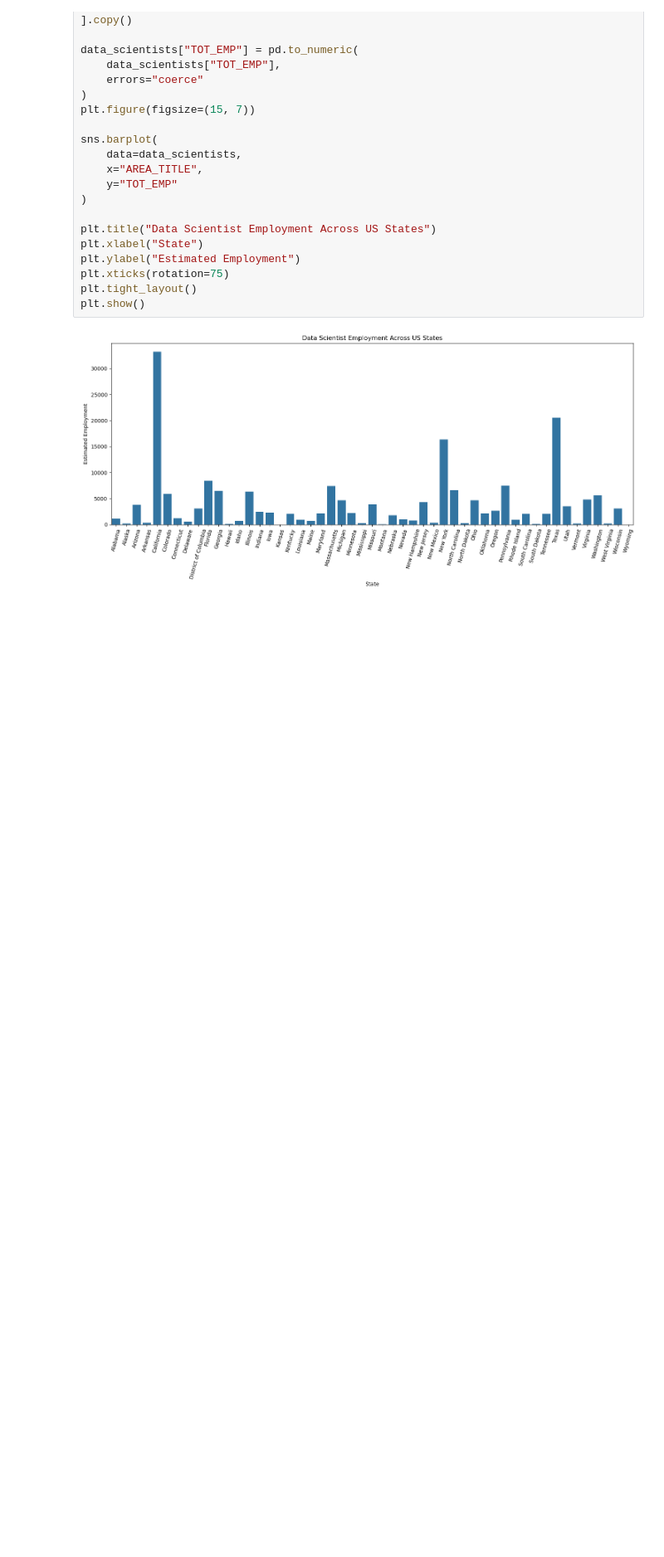
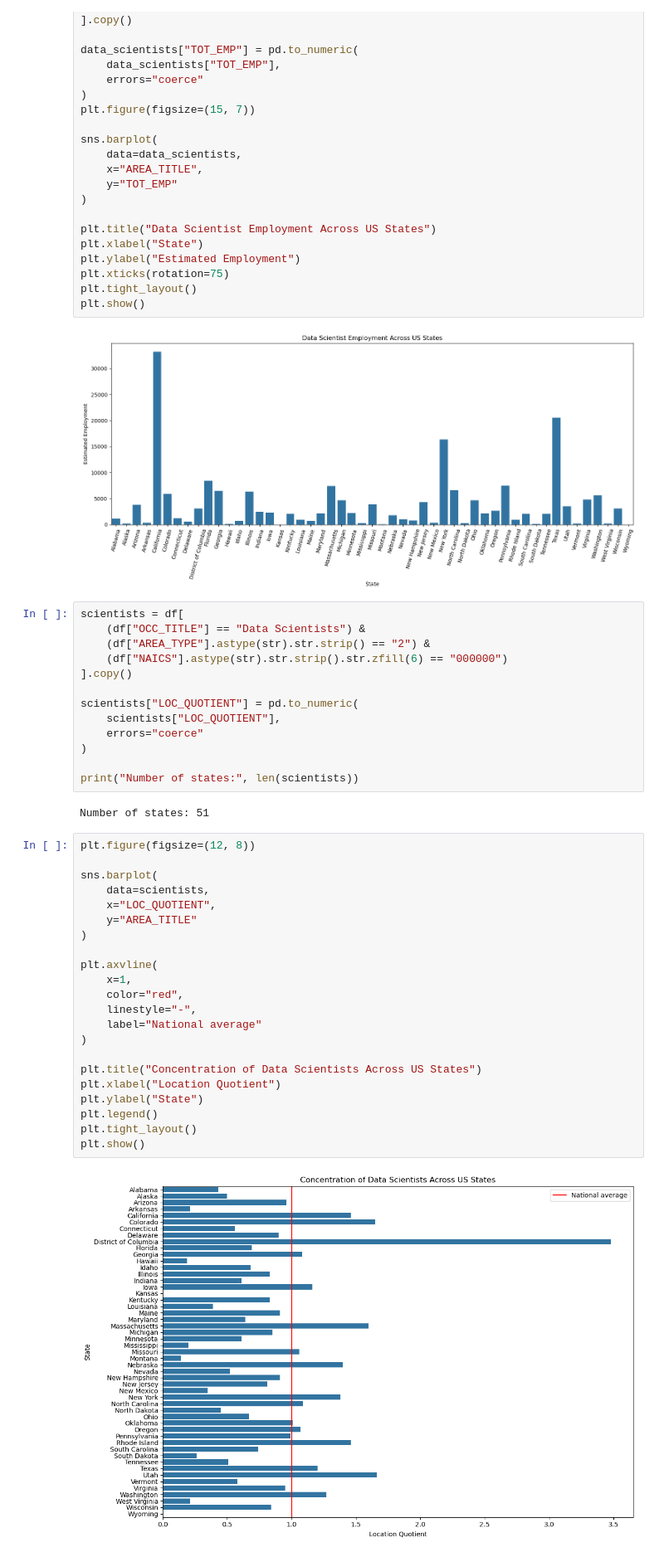
Before and after one commit to eliascari/US-Employment-Data-Analysis-CA1-EliasCari-2023275, a Jupyter notebook: USA-Employment-Data-Analysis.ipynb, the cells around one changed output. Shown at 83% size. Cells and saved outputs as stored; diff of their text form; blank space fills up the shorter version.

Commit message:
concentration of data scientist using LOC_QUOTIENT
the finding measures how concentrated data scientist jobs are in each states workforce compared with the national average

```diff
--- a/USA-Employment-Data-Analysis.ipynb
+++ b/USA-Employment-Data-Analysis.ipynb
@@ -85,3 +85,42 @@ plt.tight_layout()
 plt.show()
 # %% [output]
 [figure]
+# %%
+scientists = df[
+    (df["OCC_TITLE"] == "Data Scientists") &
+    (df["AREA_TYPE"].astype(str).str.strip() == "2") &
+    (df["NAICS"].astype(str).str.strip().str.zfill(6) == "000000")
+].copy()
+
+scientists["LOC_QUOTIENT"] = pd.to_numeric(
+    scientists["LOC_QUOTIENT"],
+    errors="coerce"
+)
+
+print("Number of states:", len(scientists))
+# %% [output]
+Number of states: 51
+# %%
+plt.figure(figsize=(12, 8))
+
+sns.barplot(
+    data=scientists,
+    x="LOC_QUOTIENT",
+    y="AREA_TITLE"
+)
+
+plt.axvline(
+    x=1,
+    color="red",
+    linestyle="-",
+    label="National average"
+)
+
+plt.title("Concentration of Data Scientists Across US States")
+plt.xlabel("Location Quotient")
+plt.ylabel("State")
+plt.legend()
+plt.tight_layout()
+plt.show()
+# %% [output]
+[figure, added]
```
